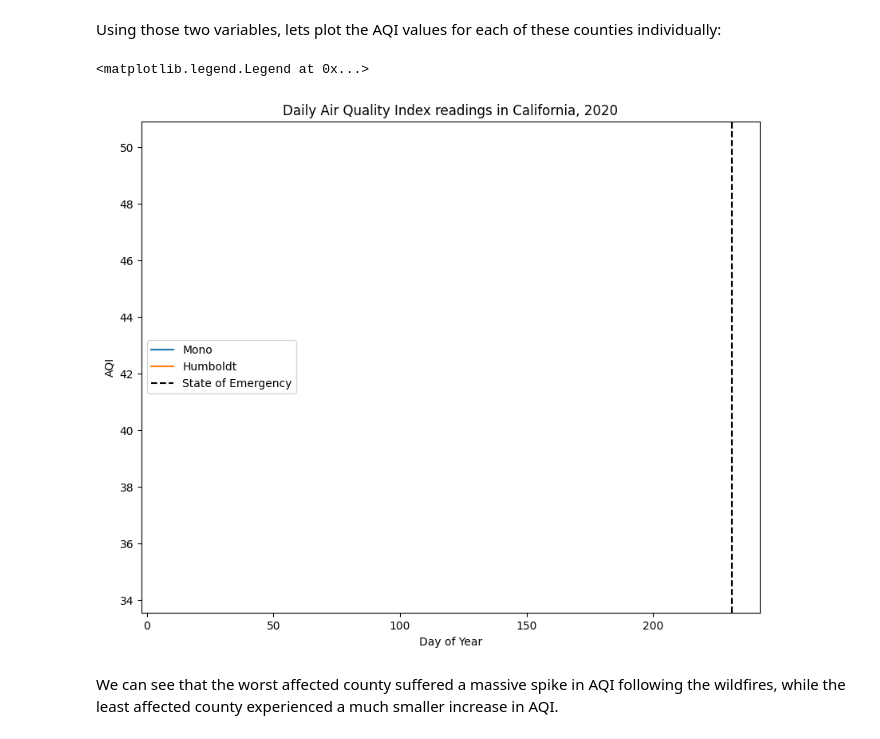
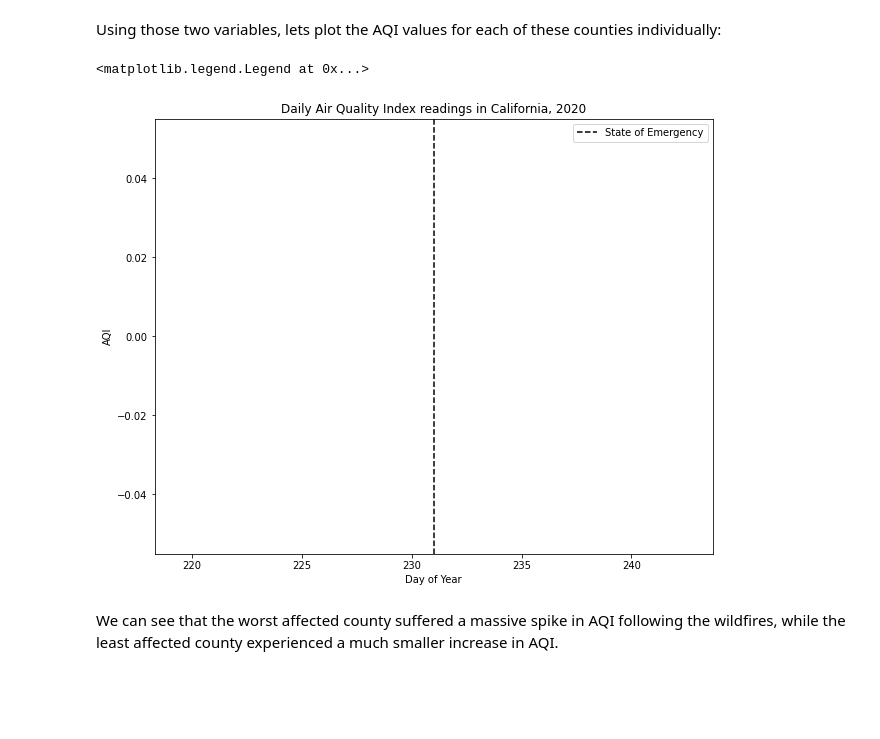
Before and after one commit to Feilusun/QM2, a Jupyter notebook: notebooks/W03. Spatial Data.ipynb, the cells around one changed output. Saved outputs shown, nothing was run; the diff lists cells and outputs as text; code cells hidden in the pictures; blank space fills up the shorter version.

```diff
--- a/notebooks/W03. Spatial Data.ipynb
+++ b/notebooks/W03. Spatial Data.ipynb
@@ -114,12 +111,3 @@ When I print the new columns we've made ("Month" and "Day") next to the original
 ### Exercise
 
 [Here's](https://pandas.pydata.org/docs/reference/api/pandas.Series.dt.dayofyear.html) the documentation for the pandas function that allowed us to extract the day of year from the datetime column. Using the documentation on this page, create a new column in the dataframe that contains the week of year.
-# %%
-import pandas as pd
-df=pd.read_csv('https://qm2.s3.eu-west-2.amazonaws.com/wk3/california_aqi.csv')
-print('Prior to cleaning, the data type of the "Date" column is:', df['Date'].dtype)
-df['Date']=pd.to_datetime(df['Date'])
-print('Now, it is stored as: ', df['Date'].dtype)
-df['Month']=df['Date'].dt.month
-df['Week']=df['Date'].dt.isocalendar().week
-print(df[['Date','Month','Week']])
@@ -267,8 +206,8 @@ counties
 # %% [markdown]
 Which county had the highest maximum AQI value? Which county had the lowest? store the names of these counties as varables called "highest" and "lowest", shown below:
 # %%
-highest='Mono'
-lowest='Humboldt'
+highest=''
+lowest=''
 
 # Filter the county-level daily AQI readings for the worst-affected county
 worst_county=county_daily[county_daily['COUNTY']==highest]
@@ -279,22 +218,22 @@ best_county=county_daily[county_daily['COUNTY']==lowest]
 Using those two variables, lets plot the AQI values for each of these counties individually:
 # %%
 # plot the data from the worst affected county
-plt.plot(worst_county.index, worst_county['AQI'], label=highest)
+plt.plot(worst_county['Day'], worst_county['AQI'], label=highest)
 
 # plot the data from the least affected county
-plt.plot(best_county.index, best_county['AQI'], label=lowest)
+plt.plot(best_county['Day'], best_county['AQI'], label=lowest)
 
 #add title and axis labels
 plt.title('Daily Air Quality Index readings in California, 2020')
 plt.ylabel('AQI')
 plt.xlabel('Day of Year')
 
 # add a dashed black line on August 18th (the 231st day of the year)
 plt.axvline(231, color='black', linestyle='--', label='State of Emergency')
 plt.legend()
 # %% [output]
 <matplotlib.legend.Legend at 0x...>
-[figure, old version]
+[figure, new version]
 # %% [markdown]
 We can see that the worst affected county suffered a massive spike in AQI following the wildfires, while the least affected county experienced a much smaller increase in AQI.
 # %% [markdown]
```
Also changed, not shown: parts of 11 cells of this notebook.
